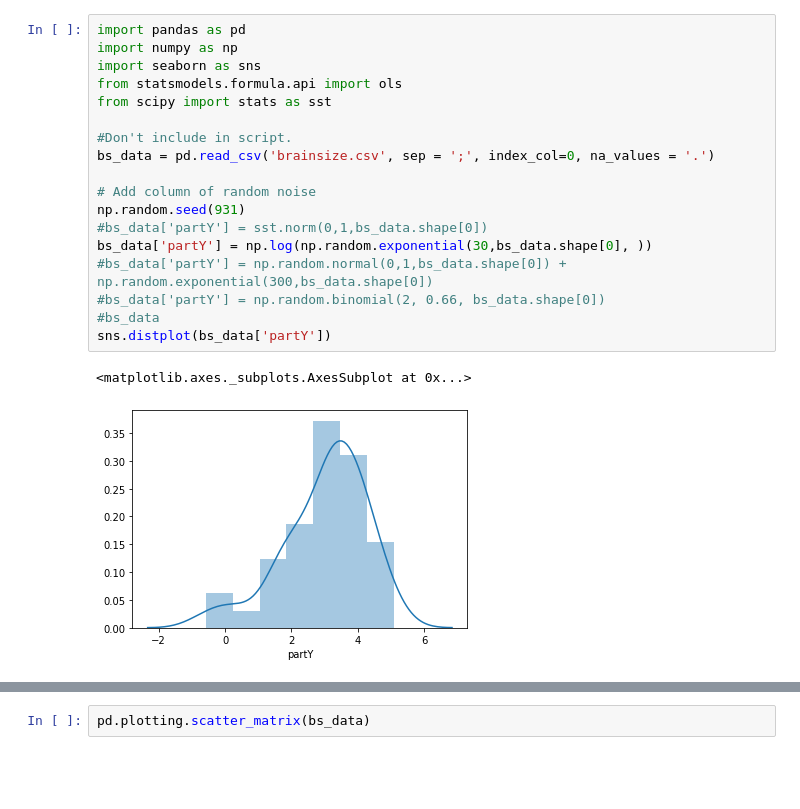
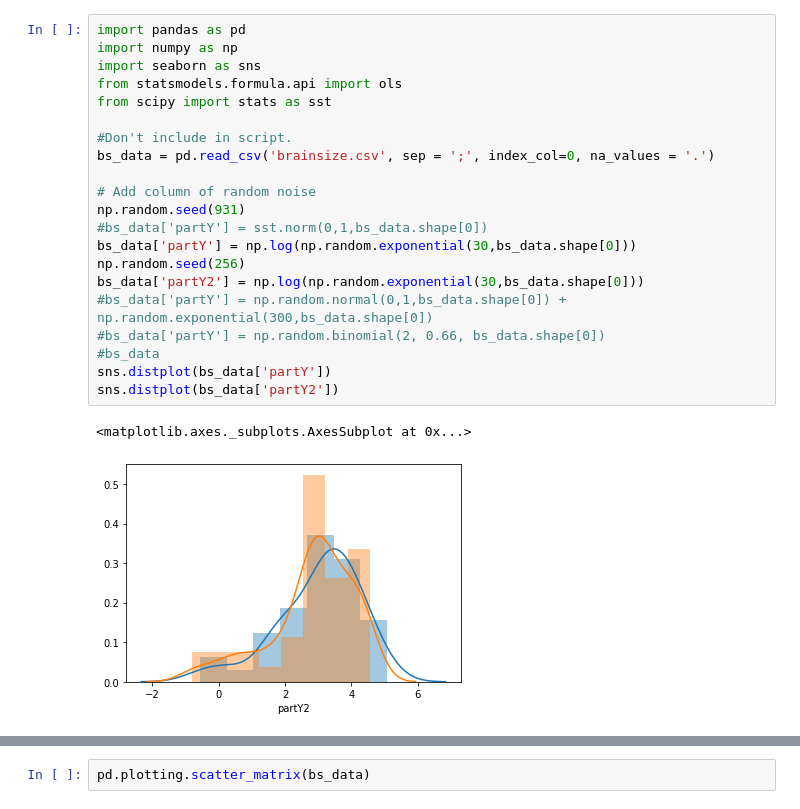
Before and after one commit to dnmacdon/MacDonald-D-QLSC612, a Jupyter notebook: practical/data_exploration.ipynb, the cells around one changed output, grey strips where cells are left out. Cells and saved outputs as stored; diff of their text form; blank space fills up the shorter version.

Commit message:
Further data exploration, added first version of myanalysis.md

```diff
--- a/practical/data_exploration.ipynb
+++ b/practical/data_exploration.ipynb
@@ -1,24 +1,27 @@
 # %%
 import pandas as pd
 import numpy as np
 import seaborn as sns
 from statsmodels.formula.api import ols
 from scipy import stats as sst
 
 #Don't include in script.
 bs_data = pd.read_csv('brainsize.csv', sep = ';', index_col=0, na_values = '.')
 
 # Add column of random noise
 np.random.seed(931)
 #bs_data['partY'] = sst.norm(0,1,bs_data.shape[0])
-bs_data['partY'] = np.log(np.random.exponential(30,bs_data.shape[0], ))
+bs_data['partY'] = np.log(np.random.exponential(30,bs_data.shape[0]))
+np.random.seed(256)
+bs_data['partY2'] = np.log(np.random.exponential(30,bs_data.shape[0]))
 #bs_data['partY'] = np.random.normal(0,1,bs_data.shape[0]) + np.random.exponential(300,bs_data.shape[0])
 #bs_data['partY'] = np.random.binomial(2, 0.66, bs_data.shape[0])
 #bs_data
 sns.distplot(bs_data['partY'])
+sns.distplot(bs_data['partY2'])
 # %% [output]
 <matplotlib.axes._subplots.AxesSubplot at 0x...>
-[figure, old version]
+[figure, new version]
 # %%
 #sns.pairplot(bs_data, hue='Gender')
 sns.pairplot(bs_data, diag_kind='hist')
```
Also changed, not shown: parts of 6 cells of this notebook, 1 other file.
